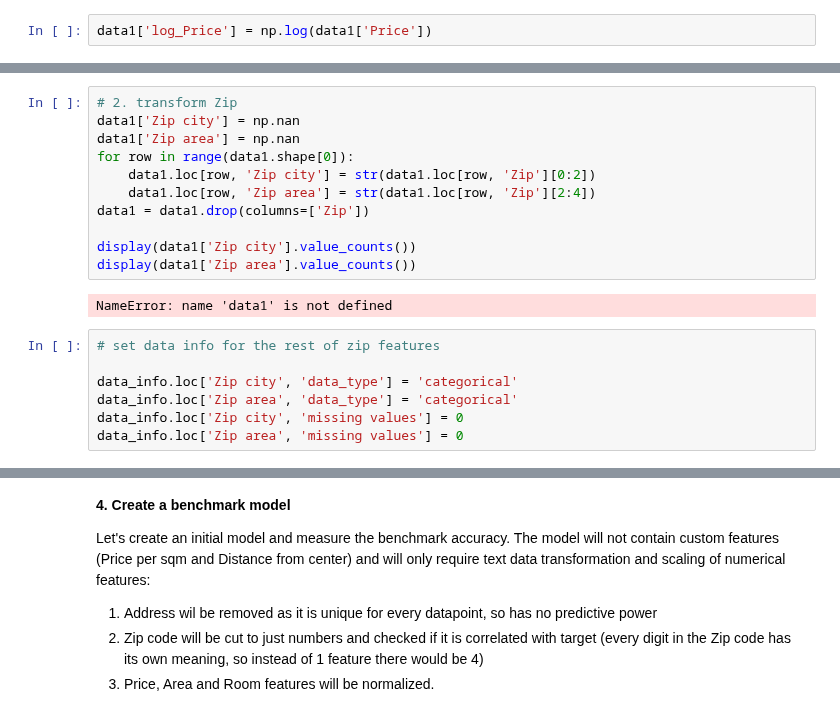
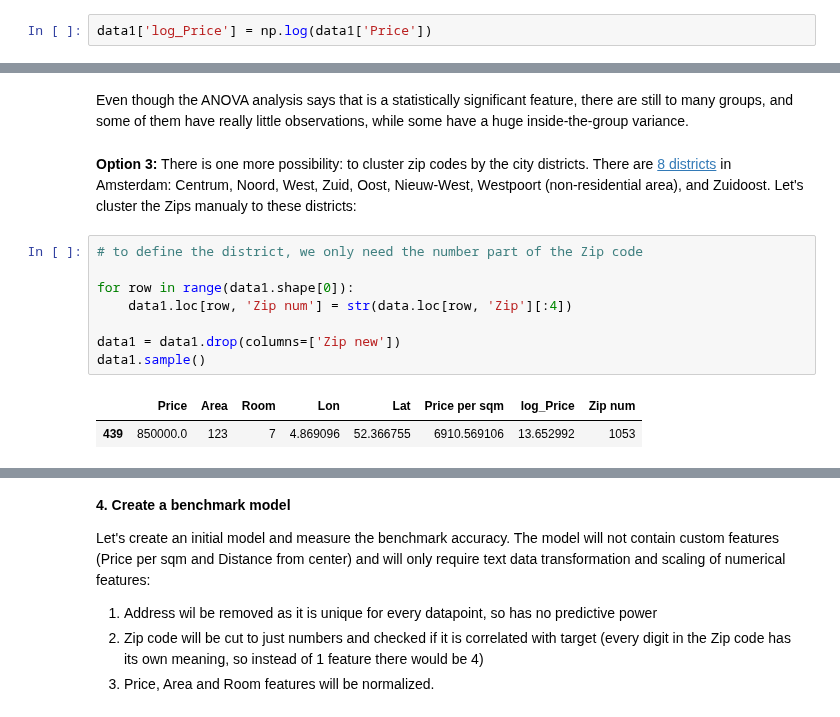
Before and after one commit to nadiia-duiunova/House_price, a Jupyter notebook: Stat inference.ipynb, the cells around one changed output, grey strips where cells are left out. Cells and saved outputs as stored; diff of their text form.

```diff
--- a/Stat inference.ipynb
+++ b/Stat inference.ipynb
@@ -447,20 +469,15 @@ custom_anova(data1, ['Zip region', 'Zip location', 'Zip district', 'Delivery are
+# %% [markdown]
+Even though the ANOVA analysis says that is a statistically significant feature, there are still to many groups, and some of them have really little observations, while some have a huge inside-the-group variance.
+# %% [markdown]
+**Option 3:** There is one more possibility: to cluster zip codes by the city districts. There are [8 districts](https://www.amsterdamsights.com/maps/districts.jpg) in Amsterdam: Centrum, Noord, West, Zuid, Oost, Nieuw-West, Westpoort (non-residential area), and Zuidoost. Let's cluster the Zips manualy to these districts:
 # %%
-# 2. transform Zip
-data1['Zip city'] = np.nan
-data1['Zip area'] = np.nan
+# to define the district, we only need the number part of the Zip code
+
 for row in range(data1.shape[0]):
-    data1.loc[row, 'Zip city'] = str(data1.loc[row, 'Zip'][0:2])
-    data1.loc[row, 'Zip area'] = str(data1.loc[row, 'Zip'][2:4])
-data1 = data1.drop(columns=['Zip'])
+    data1.loc[row, 'Zip num'] = str(data.loc[row, 'Zip'][:4])
 
-display(data1['Zip city'].value_counts())
-display(data1['Zip area'].value_counts())
+data1 = data1.drop(columns=['Zip new'])
+data1.sample()
 # %% [output]
-NameError: name 'data1' is not defined
+|  | Price | Area | Room | Lon | Lat | Price per sqm | log_Price | Zip num |
+| 439 | 850000.0 | 123 | 7 | 4.869096 | 52.366755 | 6910.569106 | 13.652992 | 1053 |
-# %%
-# set data info for the rest of zip features
-
-data_info.loc['Zip city', 'data_type'] = 'categorical'
-data_info.loc['Zip area', 'data_type'] = 'categorical'
-data_info.loc['Zip city', 'missing values'] = 0
-data_info.loc['Zip area', 'missing values'] = 0
```
Also changed, not shown: parts of 17 cells of this notebook.
